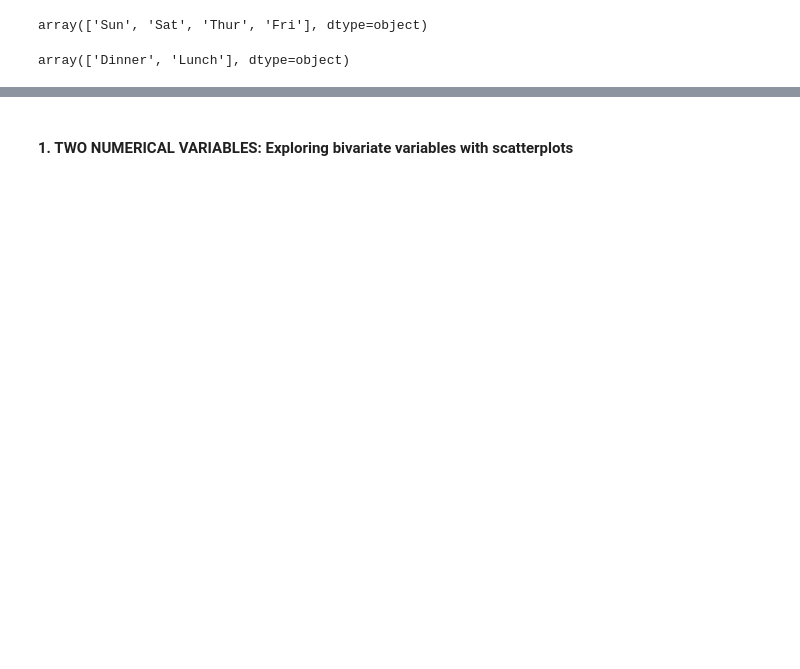
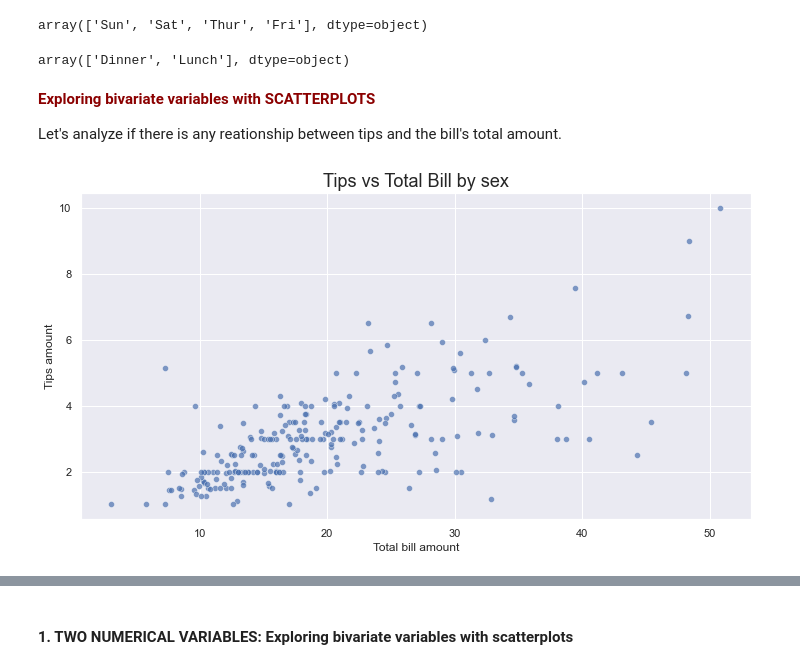
Before and after one commit to Elenotes/Visualitzacio_grafica_multiples_variables, a Jupyter notebook: S04_T02_Visualitzacio_grafica_multiples_variables.ipynb, the cells around one changed output, grey strips where cells are left out. Cells and saved outputs as stored; diff of their text form; code cells hidden in the pictures; blank space fills up the shorter version.

```diff
--- a/S04_T02_Visualitzacio_grafica_multiples_variables.ipynb
+++ b/S04_T02_Visualitzacio_grafica_multiples_variables.ipynb
@@ -48,0 +28,4 @@ mov.head()
+# %%
+#creating the dataframe
+tips = pd.read_csv('tips.csv')
+tips.head()
@@ -80,3 +76,25 @@ array(['Sun', 'Sat', 'Thur', 'Fri'], dtype=object)
 tips.time.unique()
 # %% [output]
 array(['Dinner', 'Lunch'], dtype=object)
+# %% [markdown]
+**<span style=color:darkred>Exploring bivariate variables with SCATTERPLOTS</span>**
+
+Let's analyze if there is any reationship between tips and the bill's total amount.
+# %%
+# Create data
+x = tips.total_bill
+y = tips.tip
+colors = 'Blue'
+
+plt.figure(figsize=(12, 6))
+
+# Seaborn Plot
+sns.set()
+sns.scatterplot(x, y, data = tips, alpha = 0.7)
+
+plt.title('Tips vs Total Bill by sex', fontsize = 18)
+plt.ylabel('Tips amount')
+plt.xlabel('Total bill amount')
+plt.show()
+# %% [output]
+[figure, added]
```
Also changed, not shown: parts of 56 cells of this notebook, 1 other file.
